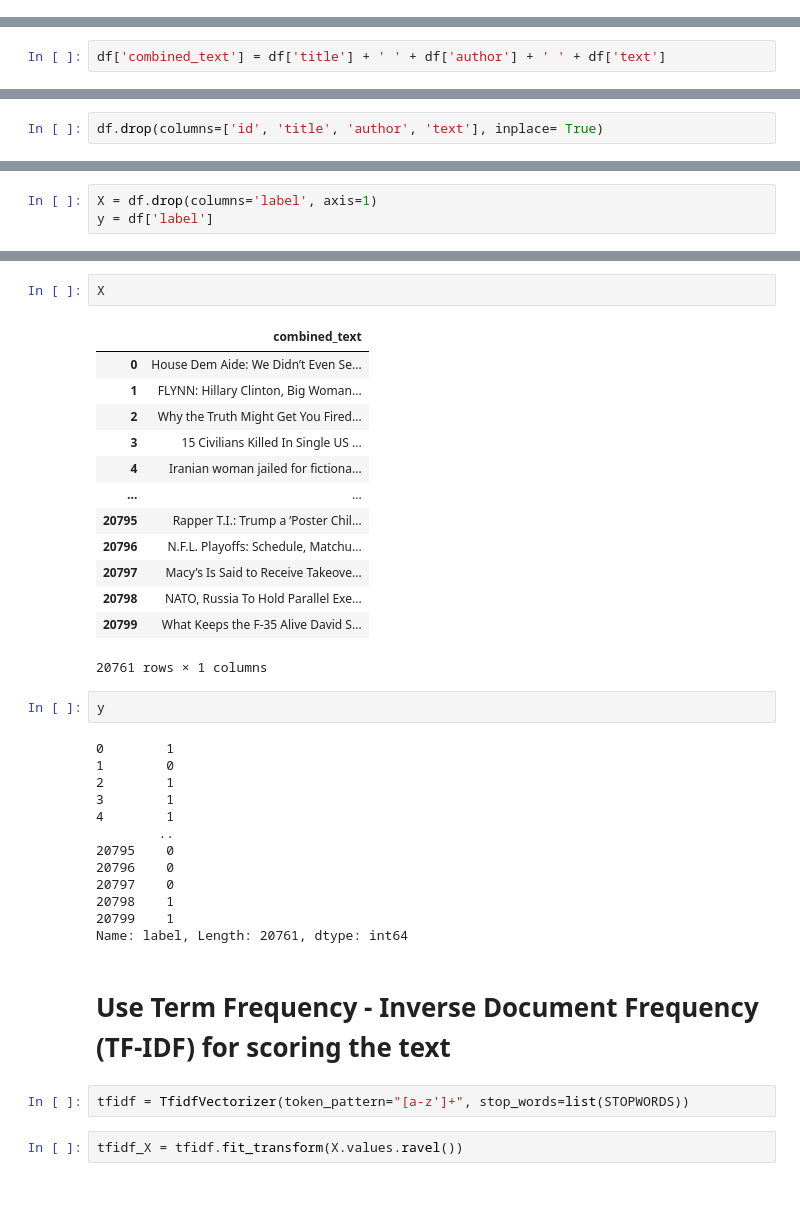
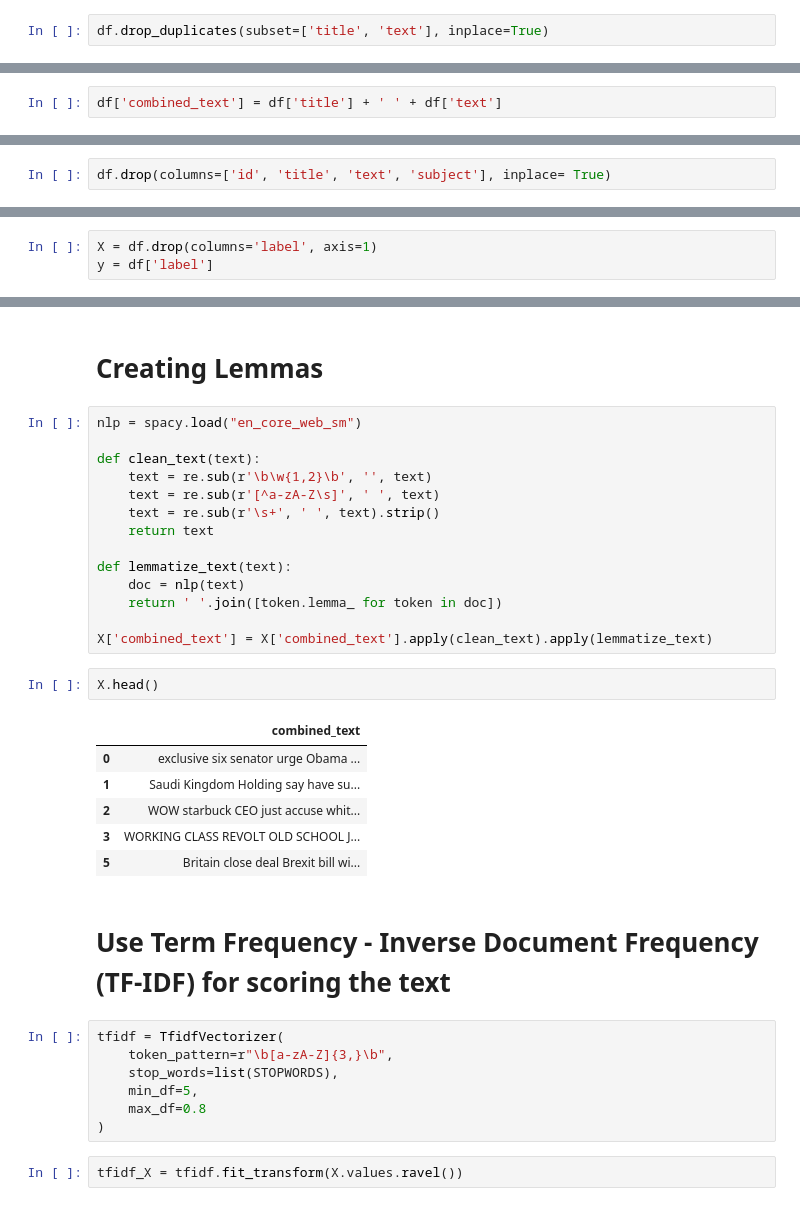
Before and after one commit to Sandip029/Fake_News_Identification, a Jupyter notebook: Fake_News_Prediction_Final_Project_II.ipynb, the cells around one changed output, grey strips where cells are left out. Cells and saved outputs as stored; diff of their text form.

```diff
--- a/Fake_News_Prediction_Final_Project_II.ipynb
+++ b/Fake_News_Prediction_Final_Project_II.ipynb
@@ -138,3 +144,5 @@ memory usage: 973.2+ KB
+# %%
+df.drop_duplicates(subset=['title', 'text'], inplace=True)
 # %%
 df.isnull().sum()
 # %% [output]
@@ -192,5 +201,5 @@ plt.show()
 # %%
-df['combined_text'] = df['title'] + ' ' + df['author'] + ' ' + df['text']
+df['combined_text'] = df['title'] + ' ' + df['text']
 # %%
 df.head()
 # %% [output]
@@ -203,7 +212,7 @@ df.head()
 # %% [markdown]
 ## Drop the all the columns except label	and combined_text
 # %%
-df.drop(columns=['id', 'title', 'author', 'text'], inplace= True)
+df.drop(columns=['id', 'title', 'text', 'subject'], inplace= True)
 # %%
 df.head()
 # %% [output]
@@ -221,38 +259,37 @@ y = df['label']
+# %% [markdown]
+# Creating Lemmas
+# %%
+nlp = spacy.load("en_core_web_sm")
+
+def clean_text(text):
+    text = re.sub(r'\b\w{1,2}\b', '', text)
+    text = re.sub(r'[^a-zA-Z\s]', ' ', text)
+    text = re.sub(r'\s+', ' ', text).strip()
+    return text
+
+def lemmatize_text(text):
+    doc = nlp(text)
+    return ' '.join([token.lemma_ for token in doc])
+
+X['combined_text'] = X['combined_text'].apply(clean_text).apply(lemmatize_text)
 # %%
-X
+X.head()
 # %% [output]
 |  | combined_text |
-| 0 | House Dem Aide: We Didn’t Even Se... |
-| 1 | FLYNN: Hillary Clinton, Big Woman... |
-| 2 | Why the Truth Might Get You Fired... |
-| 3 | 15 Civilians Killed In Single US ... |
-| 4 | Iranian woman jailed for fictiona... |
-| ... | ... |
-| 20795 | Rapper T.I.: Trump a ’Poster Chil... |
-| 20796 | N.F.L. Playoffs: Schedule, Matchu... |
-| 20797 | Macy’s Is Said to Receive Takeove... |
-| 20798 | NATO, Russia To Hold Parallel Exe... |
-| 20799 | What Keeps the F-35 Alive David S... |
+| 0 | exclusive six senator urge Obama ... |
+| 1 | Saudi Kingdom Holding say have su... |
+| 2 | WOW starbuck CEO just accuse whit... |
+| 3 | WORKING CLASS REVOLT OLD SCHOOL J... |
+| 5 | Britain close deal Brexit bill wi... |
-20761 rows × 1 columns
-# %%
-y
-# %% [output]
-0        1
-1        0
-2        1
-3        1
-4        1
-        ..
-20795    0
-20796    0
-20797    0
-20798    1
-20799    1
-Name: label, Length: 20761, dtype: int64
 # %% [markdown]
 # Use Term Frequency - Inverse Document Frequency (TF-IDF) for scoring the text
 # %%
-tfidf = TfidfVectorizer(token_pattern="[a-z']+", stop_words=list(STOPWORDS))
+tfidf = TfidfVectorizer(
+    token_pattern=r"\b[a-zA-Z]{3,}\b",
+    stop_words=list(STOPWORDS),
+    min_df=5,
+    max_df=0.8
+)
 # %%
 tfidf_X = tfidf.fit_transform(X.values.ravel())
 # %%
```
Also changed, not shown: parts of 74 cells of this notebook.
